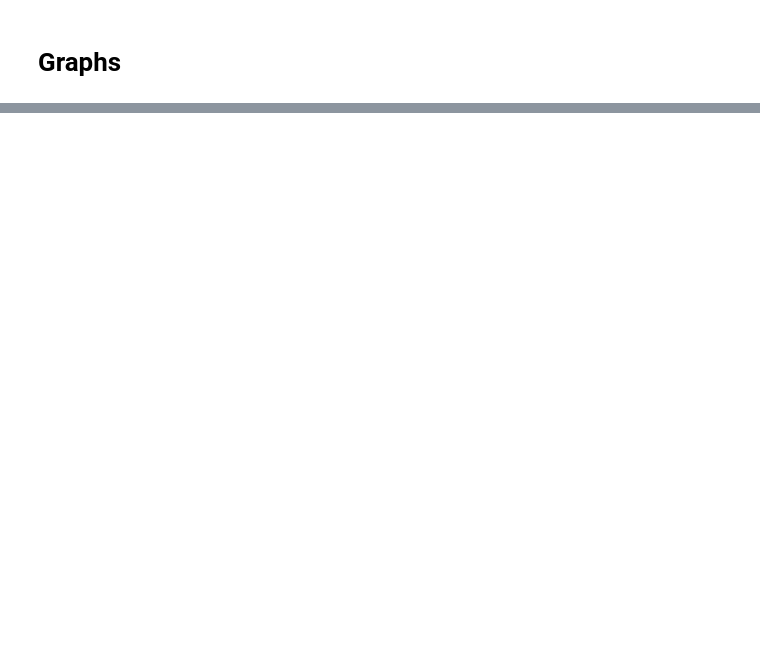
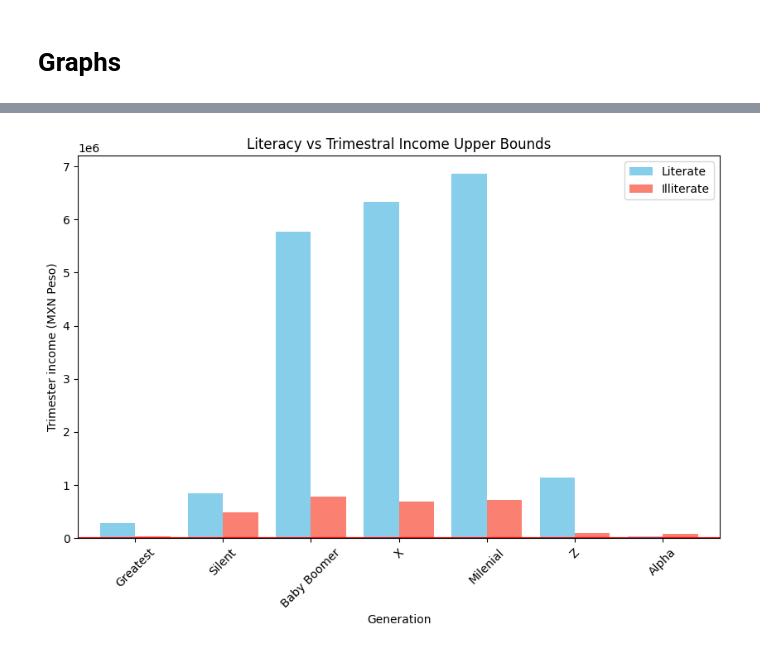
Before and after one commit to IsaacSebastian/ingCaracteristicasProyecto_, a Jupyter notebook: notebooks/2.00_fct_enigh_dataset_exploration_graphs.ipynb, the cells around one changed output, grey strips where cells are left out. Cells and saved outputs as stored; diff of their text form; code cells hidden in the pictures; blank space fills up the shorter version.

```diff
--- a/notebooks/2.00_fct_enigh_dataset_exploration_graphs.ipynb
+++ b/notebooks/2.00_fct_enigh_dataset_exploration_graphs.ipynb
@@ -89,0 +178,42 @@ Amount of data obtained in Sonora in the year of 2022: 12332
+# %%
+df=df_2022.drop_duplicates(subset=[ 'folioviv','foliohog','numren','sexo','edad','parentesco'], keep='first', inplace=False)
+
+illiterate=df[~is_literate(df)]
+literate=df[is_literate(df)]
+
+number_of_literate_people=len(df[is_literate(df)])
+number_of_illiterate_people=len(df[~is_literate(df)])
+total_of_people=len(df)
+valor='ing_tri_individual_total'
+
+generation_literate=literate.groupby('generacion',as_index=True)[valor].max()
+generation_illiterate=illiterate.groupby('generacion',as_index=True)[valor].max()
+
+valor_promedio = df[valor].mean()
+minimum_trimester_salary=172.87 * 60 # daily minimum wage X business days in trimester
+
+
+generation = pd.DataFrame({
+    'Literate':generation_literate,
+    'Illiterate': generation_illiterate
+})
+
+category_order=['Greatest','Silent','Baby Boomer', 'X', 'Milenial', 'Z','Alpha']
+generation.index = pd.CategoricalIndex(generation.index, categories=category_order, ordered=True)
+generation = generation.sort_index()
+
+
+
+# Plot with Pandas
+ax = generation.plot(kind='bar', width=0.8, figsize=(10, 6), color=['skyblue', 'salmon'])
+#plt.axhline(valor_promedio, color='red', linestyle='--', label='Promedio Global')
+plt.axhline(minimum_trimester_salary, color='red', linestyle='solid', label='Promedio Global')
+
+ax.set_ylabel('Trimester income (MXN Peso)')
+ax.set_xlabel('Generation')
+
+ax.set_title('Literacy vs Trimestral Income Upper Bounds')
+plt.xticks(rotation=45)
+plt.show()
+# %% [output]
+[figure, added]
```
Also changed, not shown: parts of 8 cells of this notebook.
